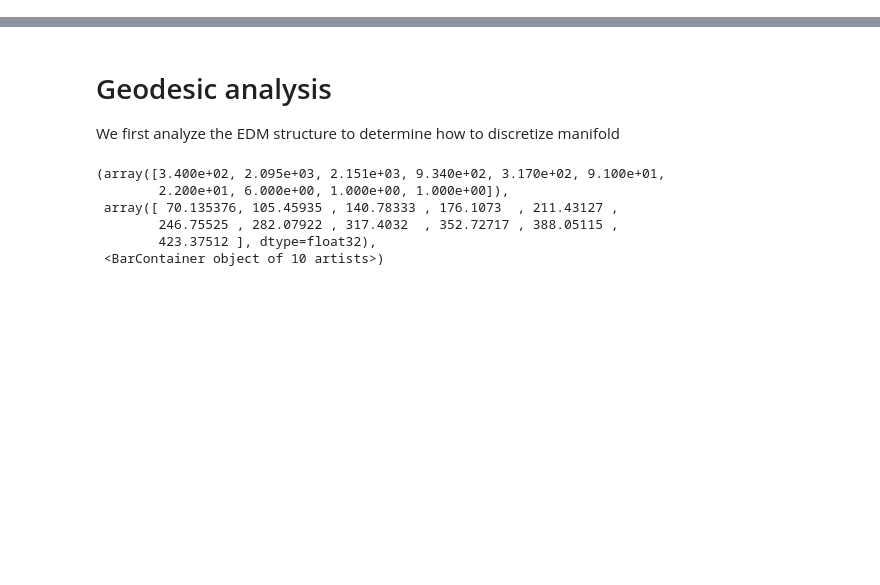
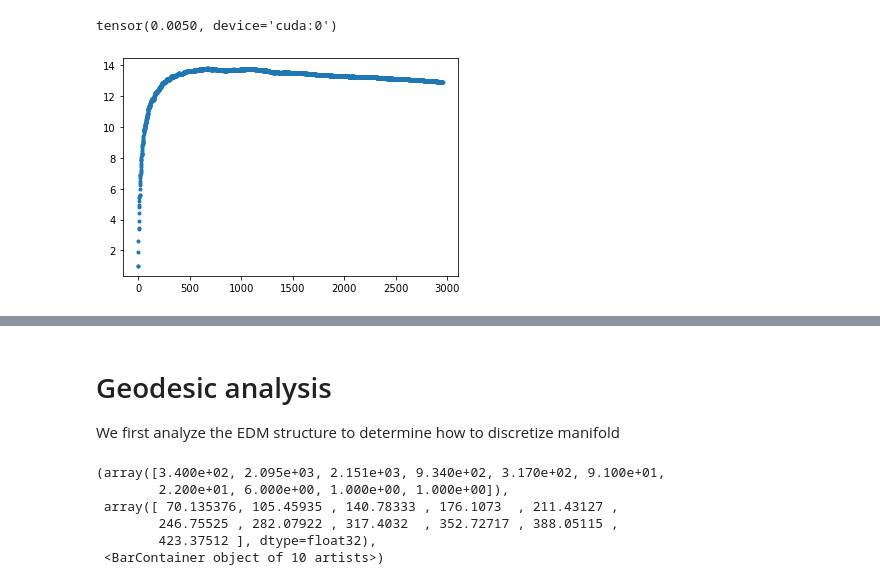
Before and after one commit to michael-psenka/manifold-linearization, a Jupyter notebook: datasets/mnist/mnist_test.ipynb, the cells around one changed output, grey strips where cells are left out. Drawn from its saved outputs; the diff is of its cells as text; code cells hidden in the pictures; blank space fills up the shorter version.

```diff
--- a/datasets/mnist/mnist_test.ipynb
+++ b/datasets/mnist/mnist_test.ipynb
@@ -53,0 +55,27 @@ torch.Size([5958, 1, 32, 32])
+# %%
+# index for proposed center
+center_i = 20
+# compute edm
+EDM = torch.cdist(Z.T,Z.T)
+
+EDM_i = EDM[center_i,:]
+# sort edm
+sorted_EDM_i, sorted_indices_i = torch.sort(EDM_i)
+
+# compute sorted matrix of differences
+Z_center = Z[:,[center_i]]
+Z_diff = Z - Z_center
+Z_diff = Z_diff[:,sorted_indices_i]
+
+sing_val_sums = [1]
+sing_vals_full = [1]
+for j in range(2,n):
+	Z_diff_slice = Z_diff[:,1:j]
+	u, s, v = torch.svd(Z_diff_slice)
+	sing_val_sums.append((s / s[0]).sum())
+	sing_vals_full.append(s)
+	if j % 100 == 0:
+		print(f'step {j}')
+
+plt.plot(sing_val_sums, '.')
+plt.show()
@@ -53,0 +101,14 @@ torch.Size([5958, 1, 32, 32])
+# %%
+u, s, v = torch.svd(Z_diff)
+s_mat = torch.diag(s)
+print((u@s_mat@v[:1000,:].T - Z_diff[:,:1000]).pow(2).sum())
+# %% [output]
+tensor(0.0050, device='cuda:0')
+# %%
+for i in range(1,len(sing_val_sums)):
+	sing_val_sums[i] = sing_val_sums[i].cpu()
+# %%
+plt.plot(sing_val_sums, '.')
+plt.show()
+# %% [output]
+[figure, added]
```
Also changed, not shown: parts of 7 cells of this notebook.
